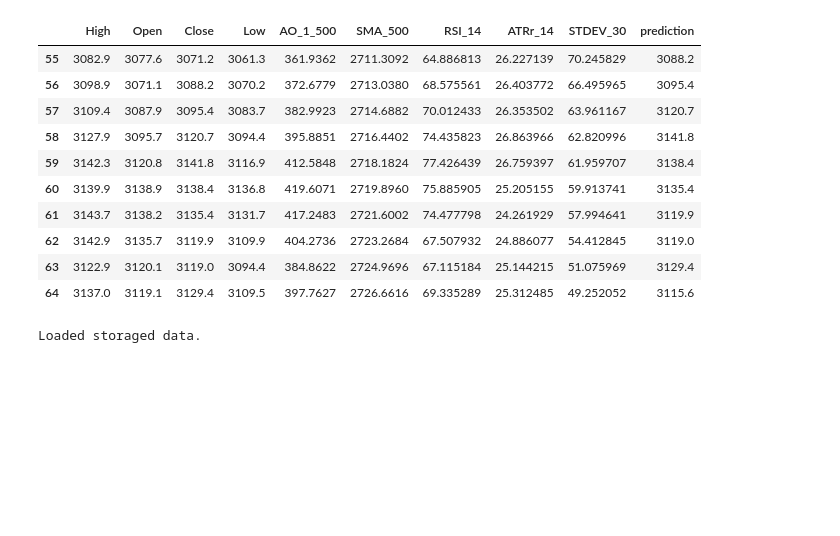
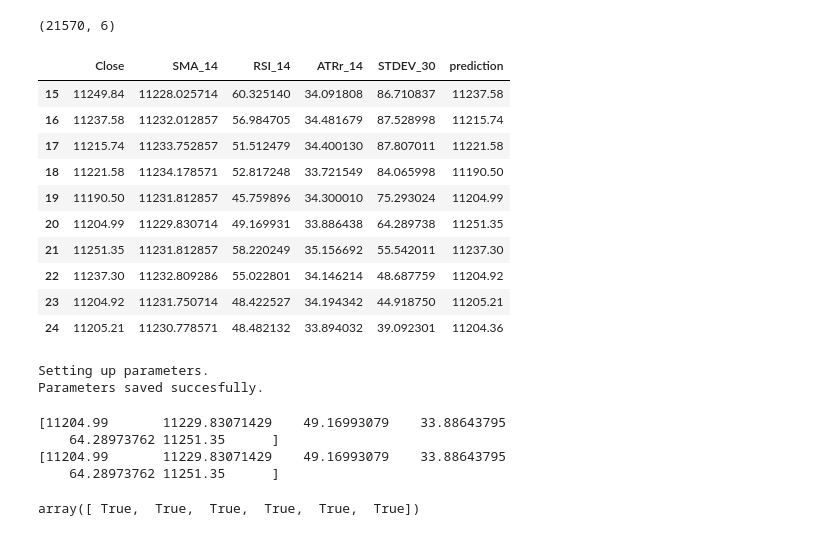
Before and after one commit to JhonSanz/lstm_price_close_prediction, a Jupyter notebook: jupyter_lstm.ipynb, the cells around one changed output. Drawn from its saved outputs; the diff is of its cells as text; code cells hidden in the pictures; blank space fills up the shorter version.

```diff
--- a/jupyter_lstm.ipynb
+++ b/jupyter_lstm.ipynb
@@ -12,5 +16,7 @@ from keras.models import load_model
 import matplotlib.pyplot as plt
 from prepare_data import get_data
 from sklearn.model_selection import train_test_split
+# %%
+CANDLES_HISTORY = 20
 # %%
 def get_dataset(train_data):
@@ -44,42 +46,66 @@ def create_model(shape_examples, shape_features):
 # %%
 try:
     df = pd.read_csv("resources/test.csv")
 except FileNotFoundError:
     print(colored('Creating missing file.', 'red'))
     get_data()
     df = pd.read_csv("resources/test.csv")
-df = df.iloc[:, 2:]
-df[55:65]
+df = df.iloc[48680:, :]
+df.reset_index(inplace=True)
+df = df[["Close", "SMA_14",	"RSI_14", "ATRr_14", "STDEV_30", "prediction"]]
+print(df.shape)
+df[(CANDLES_HISTORY - 5):(CANDLES_HISTORY + 5)]
 # %% [output]
+(21570, 6)
-|  | High | Open | Close | Low | AO_1_500 | SMA_500 | RSI_14 | ATRr_14 | STDEV_30 | prediction |
-| 55 | 3082.9 | 3077.6 | 3071.2 | 3061.3 | 361.9362 | 2711.3092 | 64.886813 | 26.227139 | 70.245829 | 3088.2 |
-| 56 | 3098.9 | 3071.1 | 3088.2 | 3070.2 | 372.6779 | 2713.0380 | 68.575561 | 26.403772 | 66.495965 | 3095.4 |
-| 57 | 3109.4 | 3087.9 | 3095.4 | 3083.7 | 382.9923 | 2714.6882 | 70.012433 | 26.353502 | 63.961167 | 3120.7 |
-| 58 | 3127.9 | 3095.7 | 3120.7 | 3094.4 | 395.8851 | 2716.4402 | 74.435823 | 26.863966 | 62.820996 | 3141.8 |
-| 59 | 3142.3 | 3120.8 | 3141.8 | 3116.9 | 412.5848 | 2718.1824 | 77.426439 | 26.759397 | 61.959707 | 3138.4 |
-| 60 | 3139.9 | 3138.9 | 3138.4 | 3136.8 | 419.6071 | 2719.8960 | 75.885905 | 25.205155 | 59.913741 | 3135.4 |
-| 61 | 3143.7 | 3138.2 | 3135.4 | 3131.7 | 417.2483 | 2721.6002 | 74.477798 | 24.261929 | 57.994641 | 3119.9 |
-| 62 | 3142.9 | 3135.7 | 3119.9 | 3109.9 | 404.2736 | 2723.2684 | 67.507932 | 24.886077 | 54.412845 | 3119.0 |
-| 63 | 3122.9 | 3120.1 | 3119.0 | 3094.4 | 384.8622 | 2724.9696 | 67.115184 | 25.144215 | 51.075969 | 3129.4 |
-| 64 | 3137.0 | 3119.1 | 3129.4 | 3109.5 | 397.7627 | 2726.6616 | 69.335289 | 25.312485 | 49.252052 | 3115.6 |
+|  | Close | SMA_14 | RSI_14 | ATRr_14 | STDEV_30 | prediction |
+| 15 | 11249.84 | 11228.025714 | 60.325140 | 34.091808 | 86.710837 | 11237.58 |
+| 16 | 11237.58 | 11232.012857 | 56.984705 | 34.481679 | 87.528998 | 11215.74 |
+| 17 | 11215.74 | 11233.752857 | 51.512479 | 34.400130 | 87.807011 | 11221.58 |
+| 18 | 11221.58 | 11234.178571 | 52.817248 | 33.721549 | 84.065998 | 11190.50 |
+| 19 | 11190.50 | 11231.812857 | 45.759896 | 34.300010 | 75.293024 | 11204.99 |
+| 20 | 11204.99 | 11229.830714 | 49.169931 | 33.886438 | 64.289738 | 11251.35 |
+| 21 | 11251.35 | 11231.812857 | 58.220249 | 35.156692 | 55.542011 | 11237.30 |
+| 22 | 11237.30 | 11232.809286 | 55.022801 | 34.146214 | 48.687759 | 11204.92 |
+| 23 | 11204.92 | 11231.750714 | 48.422527 | 34.194342 | 44.918750 | 11205.21 |
+| 24 | 11205.21 | 11230.778571 | 48.482132 | 33.894032 | 39.092301 | 11204.36 |
 # %%
 try:
-    X = np.load('resources/X.npy')
-    Y = np.load('resources/Y.npy')
-    scaler = joblib.load("resources/scaler.save")
+    X = np.load('resources/parameters/X.npy')
+    Y = np.load('resources/parameters/Y.npy')
+    scaler = joblib.load("resources/parameters/scaler.save")
     print(colored('Loaded storaged data.', 'green'))
 except FileNotFoundError:
     print(colored('Setting up parameters.', 'yellow'))
     scaler = MinMaxScaler(feature_range=(0, 1))
-    scaled_data = scaler.fit_transform(df.values)  # shape (70718, 8)
-    joblib.dump(scaler, "resources/scaler.save")
+    scaled_data = scaler.fit_transform(df.values)
+
+    if not os.path.exists("resources/parameters"):
+        os.makedirs("resources/parameters")
+
+    joblib.dump(scaler, "resources/parameters/scaler.save")
     X = get_dataset(scaled_data)
-    Y = np.array(scaled_data[60:len(scaled_data), -1])
-    np.save("resources/X.npy", X)
-    np.save("resources/Y.npy", Y)
+    Y = np.array(scaled_data[CANDLES_HISTORY:len(scaled_data), -1])
+    np.save("resources/parameters/X.npy", X)
+    np.save("resources/parameters/Y.npy", Y)
     print(colored('Parameters saved succesfully.', 'green'))
 # %% [output]
-Loaded storaged data.
+Setting up parameters.
+Parameters saved succesfully.
+# %%
+check_split_df = pd.DataFrame(X[CANDLES_HISTORY])
+check_split_df["5"] = Y[0:CANDLES_HISTORY]
+check_split_df = scaler.inverse_transform(check_split_df.values)
+check_split_df = pd.DataFrame(check_split_df)
+print(check_split_df.loc[0].values)
+print(df.loc[CANDLES_HISTORY].values)
+
+check_split_df.loc[0].values.round() == df.loc[CANDLES_HISTORY].values.round()
+# %% [output]
+[11204.99       11229.83071429    49.16993079    33.88643795
+    64.28973762 11251.35      ]
+[11204.99       11229.83071429    49.16993079    33.88643795
+    64.28973762 11251.35      ]
+array([ True,  True,  True,  True,  True,  True])
 # %%
 print(colored(f'X shape: {X.shape}', 'yellow'))
 print(colored(f'Y shape: {Y.shape}', 'yellow'))
```
Also changed, not shown: parts of 8 cells of this notebook, 1 other file.
